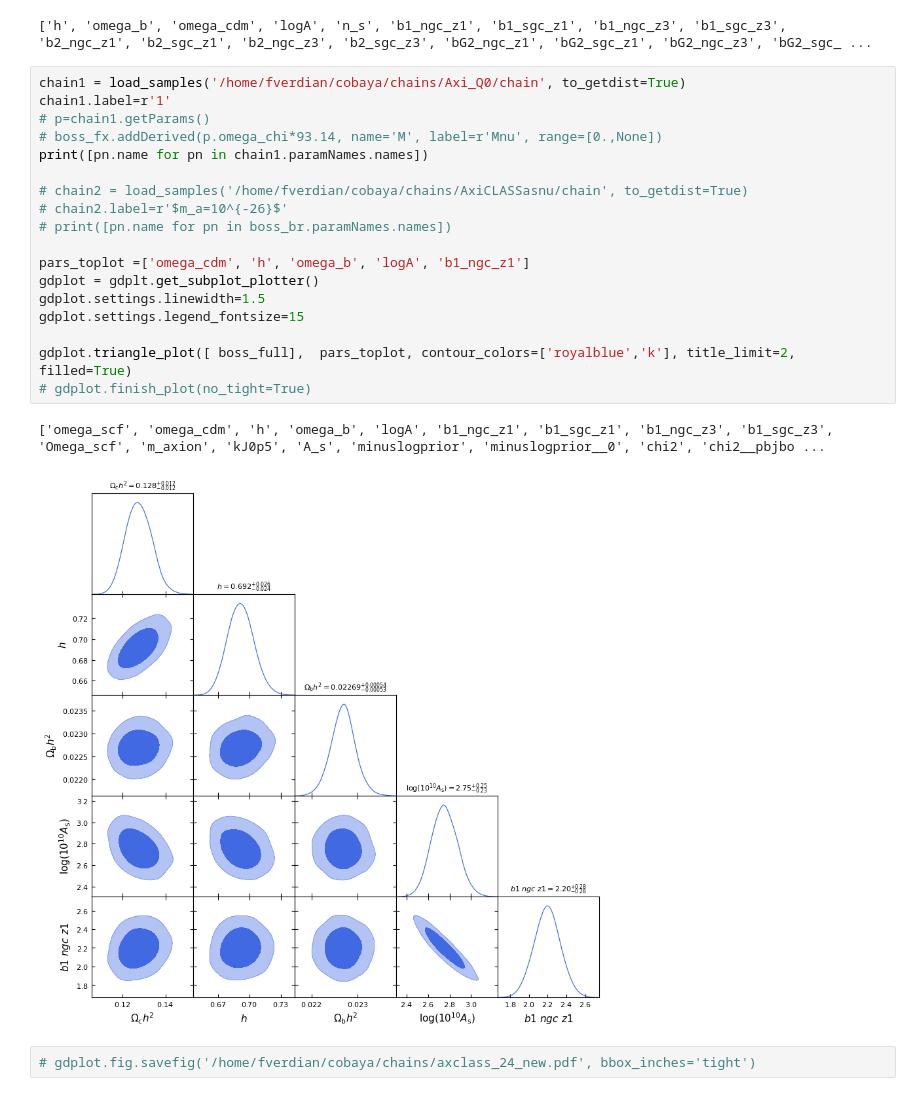
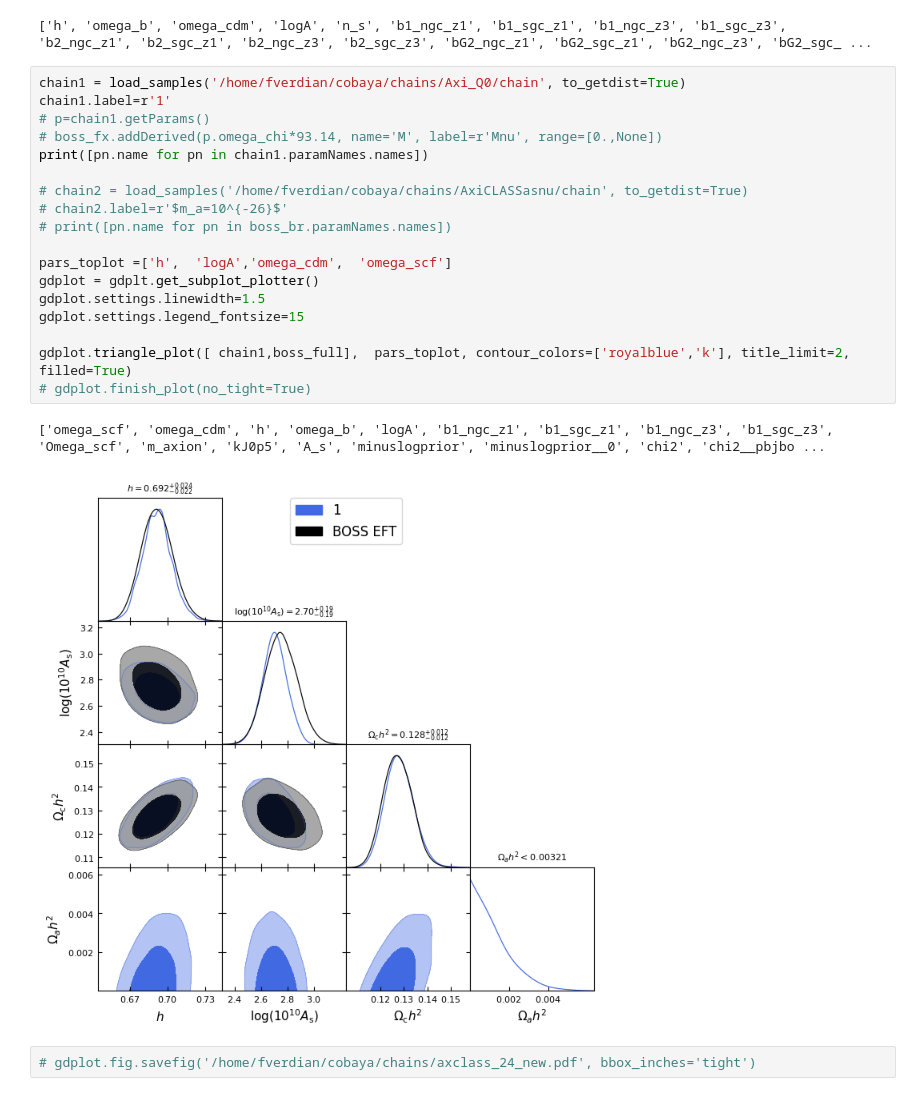
Before and after one commit to fverd/cobaya, a Jupyter notebook: FRA/analyze-chain.ipynb, the cells around one changed output. Cells and saved outputs as stored; diff of their text form.

```diff
--- a/FRA/analyze-chain.ipynb
+++ b/FRA/analyze-chain.ipynb
@@ -18,24 +18,24 @@ boss_planck.label='Planck + BOSS'
 # %%
 chain1 = load_samples('/home/fverdian/cobaya/chains/Axi_Q0/chain', to_getdist=True)
 chain1.label=r'1'
 # p=chain1.getParams()
 # boss_fx.addDerived(p.omega_chi*93.14, name='M', label=r'Mnu', range=[0.,None])
 print([pn.name for pn in chain1.paramNames.names])
 
 # chain2 = load_samples('/home/fverdian/cobaya/chains/AxiCLASSasnu/chain', to_getdist=True)
 # chain2.label=r'$m_a=10^{-26}$'
 # print([pn.name for pn in boss_br.paramNames.names])
 
-pars_toplot =['omega_cdm', 'h', 'omega_b', 'logA', 'b1_ngc_z1']
+pars_toplot =['h',  'logA','omega_cdm',  'omega_scf']
 gdplot = gdplt.get_subplot_plotter()
 gdplot.settings.linewidth=1.5
 gdplot.settings.legend_fontsize=15
 
-gdplot.triangle_plot([ boss_full],  pars_toplot, contour_colors=['royalblue','k'], title_limit=2, filled=True)
+gdplot.triangle_plot([ chain1,boss_full],  pars_toplot, contour_colors=['royalblue','k'], title_limit=2, filled=True)
 # gdplot.finish_plot(no_tight=True)
 # %% [output]
 ['omega_scf', 'omega_cdm', 'h', 'omega_b', 'logA', 'b1_ngc_z1', 'b1_sgc_z1', 'b1_ngc_z3', 'b1_sgc_z3', 'Omega_scf', 'm_axion', 'kJ0p5', 'A_s', 'minuslogprior', 'minuslogprior__0', 'chi2', 'chi2__pbjbo ...
-[figure, old version]
+[figure, new version]
 # %%
 # gdplot.fig.savefig('/home/fverdian/cobaya/chains/axclass_24_new.pdf', bbox_inches='tight')
 # %%
```
Also changed, not shown: 4 other files.
